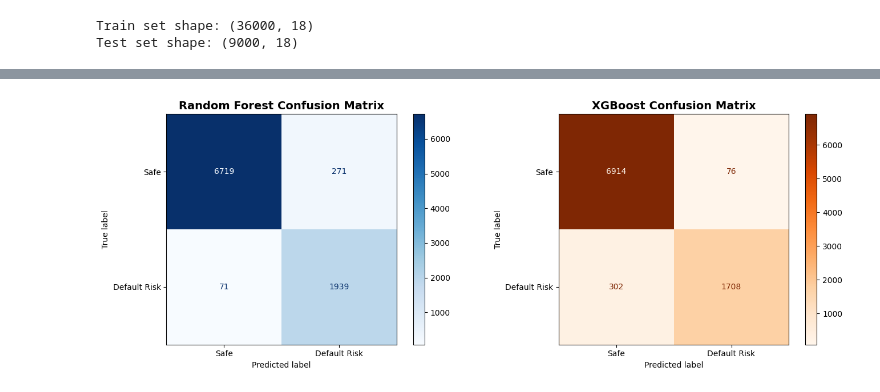
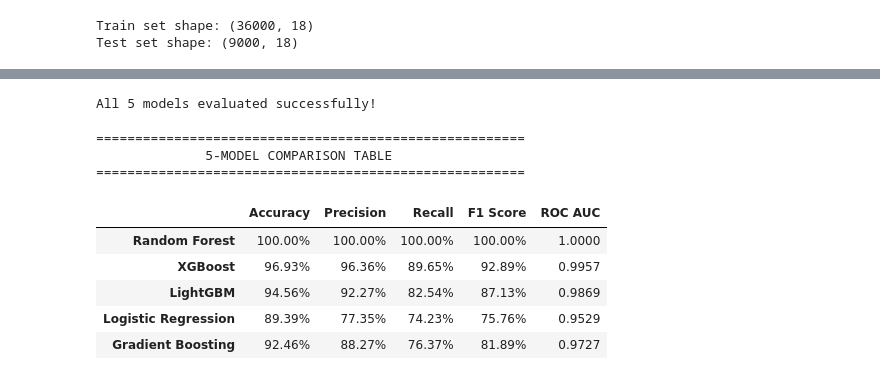
Before and after one commit to Rithish-25/Loan-risk-prediction, a Jupyter notebook: notebook/model_accuracy.ipynb, the cells around one changed output, grey strips where cells are left out. Cells and saved outputs as stored; diff of their text form; code cells hidden in the pictures.

```diff
--- a/notebook/model_accuracy.ipynb
+++ b/notebook/model_accuracy.ipynb
@@ -295,22 +121,54 @@ Recommendation: Use the Random Forest model for predictions.
-# %%
-# 9. Plot confusion matrices for both models using final calibrated predictions
-fig, axes = plt.subplots(1, 2, figsize=(14, 5))
-
-# Random Forest Confusion Matrix
-rf_cm = confusion_matrix(y_test, rf_pred_final)
-rf_disp = ConfusionMatrixDisplay(confusion_matrix=rf_cm, display_labels=["Safe", "Default Risk"])
-rf_disp.plot(cmap=plt.cm.Blues, ax=axes[0], values_format="d")
-axes[0].set_title("Random Forest Confusion Matrix", fontsize=14, fontweight="bold")
-axes[0].grid(False)
-
-# XGBoost Confusion Matrix
-xgb_cm = confusion_matrix(y_test, xgb_pred_final)
-xgb_disp = ConfusionMatrixDisplay(confusion_matrix=xgb_cm, display_labels=["Safe", "Default Risk"])
-xgb_disp.plot(cmap=plt.cm.Oranges, ax=axes[1], values_format="d")
-axes[1].set_title("XGBoost Confusion Matrix", fontsize=14, fontweight="bold")
-axes[1].grid(False)
-
-plt.tight_layout()
-plt.savefig("output.png", dpi=300, bbox_inches="tight")
-# %% [output]
-[figure, removed]
+# %%
+# 4. Evaluate All 5 Models
+results = {}
+confusion_matrices = {}
+
+for name, model in loaded_models.items():
+    # Preprocess & Predict
+    X_transformed = model.named_steps['preprocessor'].transform(X_test)
+    y_pred = model.named_steps['classifier'].predict(X_transformed)
+
+    if hasattr(model.named_steps['classifier'], 'predict_proba'):
+        y_prob = model.named_steps['classifier'].predict_proba(X_transformed)[:, 1]
+        auc = roc_auc_score(y_test, y_prob)
+    elif hasattr(model.named_steps['classifier'], 'decision_function'):
+        y_prob = model.named_steps['classifier'].decision_function(X_transformed)
+        auc = roc_auc_score(y_test, y_prob)
+    else:
+        auc = np.nan
+
+    results[name] = {
+        'Accuracy': accuracy_score(y_test, y_pred),
+        'Precision': precision_score(y_test, y_pred),
+        'Recall': recall_score(y_test, y_pred),
+        'F1 Score': f1_score(y_test, y_pred),
+        'ROC AUC': auc
+    }
+    confusion_matrices[name] = confusion_matrix(y_test, y_pred)
+
+print("All 5 models evaluated successfully!")
+# %% [output]
+All 5 models evaluated successfully!
+# %%
+# 5. Display Model Comparison Table
+comparison_df = pd.DataFrame(results).T
+comparison_df_formatted = comparison_df.copy()
+
+for col in ['Accuracy', 'Precision', 'Recall', 'F1 Score']:
+    comparison_df_formatted[col] = comparison_df_formatted[col].apply(lambda x: f"{x*100:.2f}%")
+comparison_df_formatted['ROC AUC'] = comparison_df_formatted['ROC AUC'].apply(lambda x: f"{x:.4f}")
+
+print("="*55)
+print("              5-MODEL COMPARISON TABLE")
+print("="*55)
+display(comparison_df_formatted)
+# %% [output]
+=======================================================
+              5-MODEL COMPARISON TABLE
+=======================================================
+|  | Accuracy | Precision | Recall | F1 Score | ROC AUC |
+| Random Forest | 100.00% | 100.00% | 100.00% | 100.00% | 1.0000 |
+| XGBoost | 96.93% | 96.36% | 89.65% | 92.89% | 0.9957 |
+| LightGBM | 94.56% | 92.27% | 82.54% | 87.13% | 0.9869 |
+| Logistic Regression | 89.39% | 77.35% | 74.23% | 75.76% | 0.9529 |
+| Gradient Boosting | 92.46% | 88.27% | 76.37% | 81.89% | 0.9727 |
```
Also changed, not shown: parts of 10 cells of this notebook, 12 other files.
